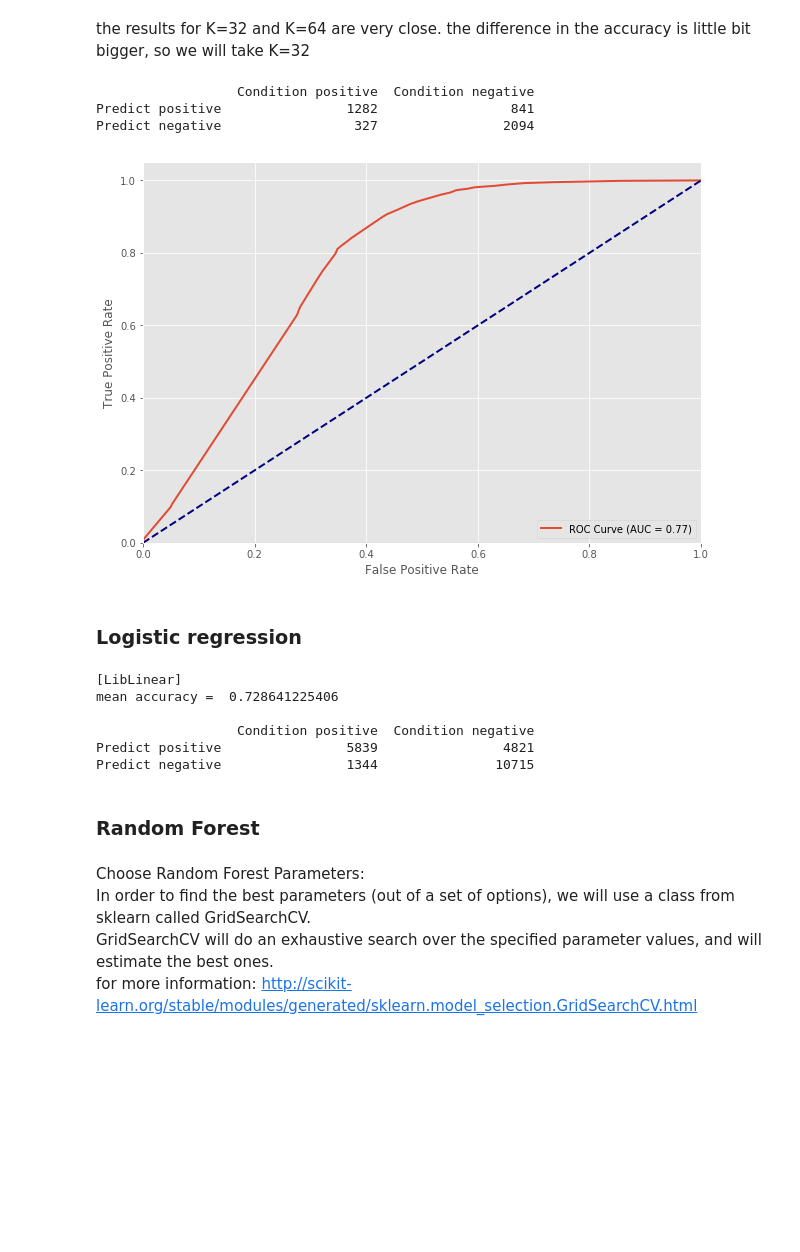
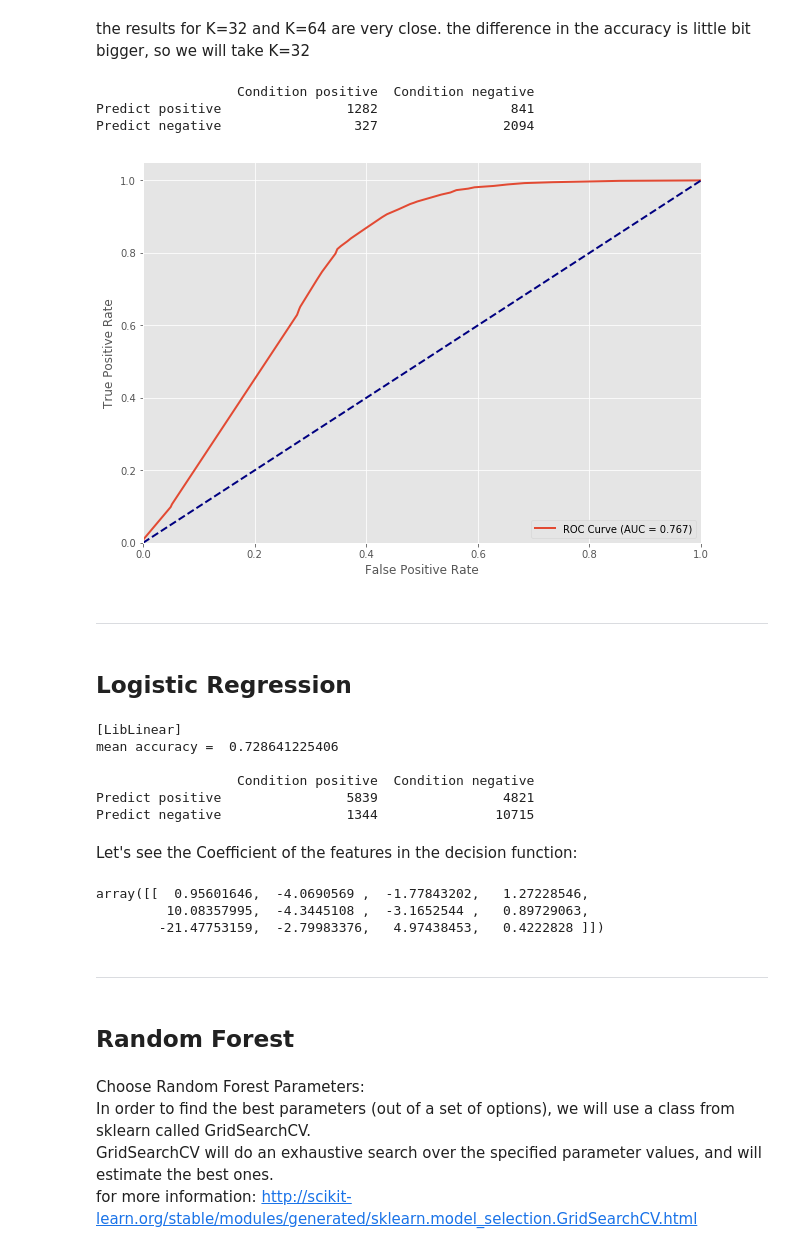
Before and after one commit to tyanay/Data-mining-project, a Jupyter notebook: Data mining project.ipynb, the cells around one changed output. Saved outputs shown, nothing was run; the diff lists cells and outputs as text; code cells hidden in the pictures; blank space fills up the shorter version.

Commit message:
Model Comparison

```diff
--- a/Data mining project.ipynb
+++ b/Data mining project.ipynb
@@ -443,3 +456,7 @@ def plot_ROC(fpr, tpr, auc):
     #plt.title('ROC Curve')
     plt.legend(loc="lower right")
     plt.show()
+# %%
+fpr, tpr, thresholds, auc = {}, {}, {}, {}  # We will use these dictionaries for the plotting, and finaly for comparing the models' ROC.
+                                            # Key = model name.
+                                            # Value = the relevant value from the model
@@ -509,34 +529,36 @@ the results for K=32 and K=64 are very close. the difference in the accuracy is
 # %%
 from sklearn.metrics import confusion_matrix
 from sklearn.metrics import roc_curve
 
 # plot the metrics of the wining K, we will use random fold from k-fold
 fold = 1
 x_train = train_default.iloc[k_fold_indices[fold][0]]
 #print x_train.shape
 y_train = Y.iloc[k_fold_indices[fold][0]]
 #print y_train.shape
 
 knn = KNeighborsClassifier(n_neighbors=32, p=2, metric='minkowski', algorithm = 'brute')
 knn.fit(x_train, y_train)
 x_test = train_default.iloc[k_fold_indices[fold][1]]
 y_test = Y.iloc[k_fold_indices[fold][1]]
 predict = knn.predict(x_test)
 probs = knn.predict_proba(x_test)[:,1]
 
 cm = pd.DataFrame(confusion_matrix(y_test, predict, labels=None, sample_weight=None), index = ["Predict positive","Predict negative"])
 cm.columns = ['Condition positive', 'Condition negative' ]
 print cm
-fpr, tpr, thresholds  = roc_curve(y_test, probs, pos_label=1)
-auc = roc_auc_score(y_test, probs, average=None)
-plot_ROC(fpr, tpr, auc)
+fpr["knn"], tpr["knn"], thresholds["knn"]  = roc_curve(y_test, probs, pos_label=1)
+auc["knn"] = roc_auc_score(y_test, probs, average=None)
+plot_ROC(fpr["knn"], tpr["knn"], auc["knn"])
 # %% [output]
                   Condition positive  Condition negative
 Predict positive                1282                 841
 Predict negative                 327                2094
-[figure, old version]
+[figure, new version]
+# %% [markdown]
+-----------
 # %% [markdown]
-### Logistic regression
+## Logistic Regression
 # %%
 from sklearn.linear_model import LogisticRegression
 
@@ -567,8 +590,18 @@ mean accuracy =  0.728641225406
                   Condition positive  Condition negative
 Predict positive                5839                4821
 Predict negative                1344               10715
+# %% [markdown]
+Let's see the Coefficient of the features in the decision function:
+# %%
+lr.coef_
+# %% [output]
+array([[  0.95601646,  -4.0690569 ,  -1.77843202,   1.27228546,
+         10.08357995,  -4.3445108 ,  -3.1652544 ,   0.89729063,
+        -21.47753159,  -2.79983376,   4.97438453,   0.4222828 ]])
+# %% [markdown]
+-----------
 # %% [markdown]
-### Random Forest
+## Random Forest
 # %% [markdown]
 Choose Random Forest Parameters:<br>
 In order to find the best parameters (out of a set of options), we will use a class from sklearn called GridSearchCV. <br>
```
Also changed, not shown: parts of 26 cells of this notebook.
